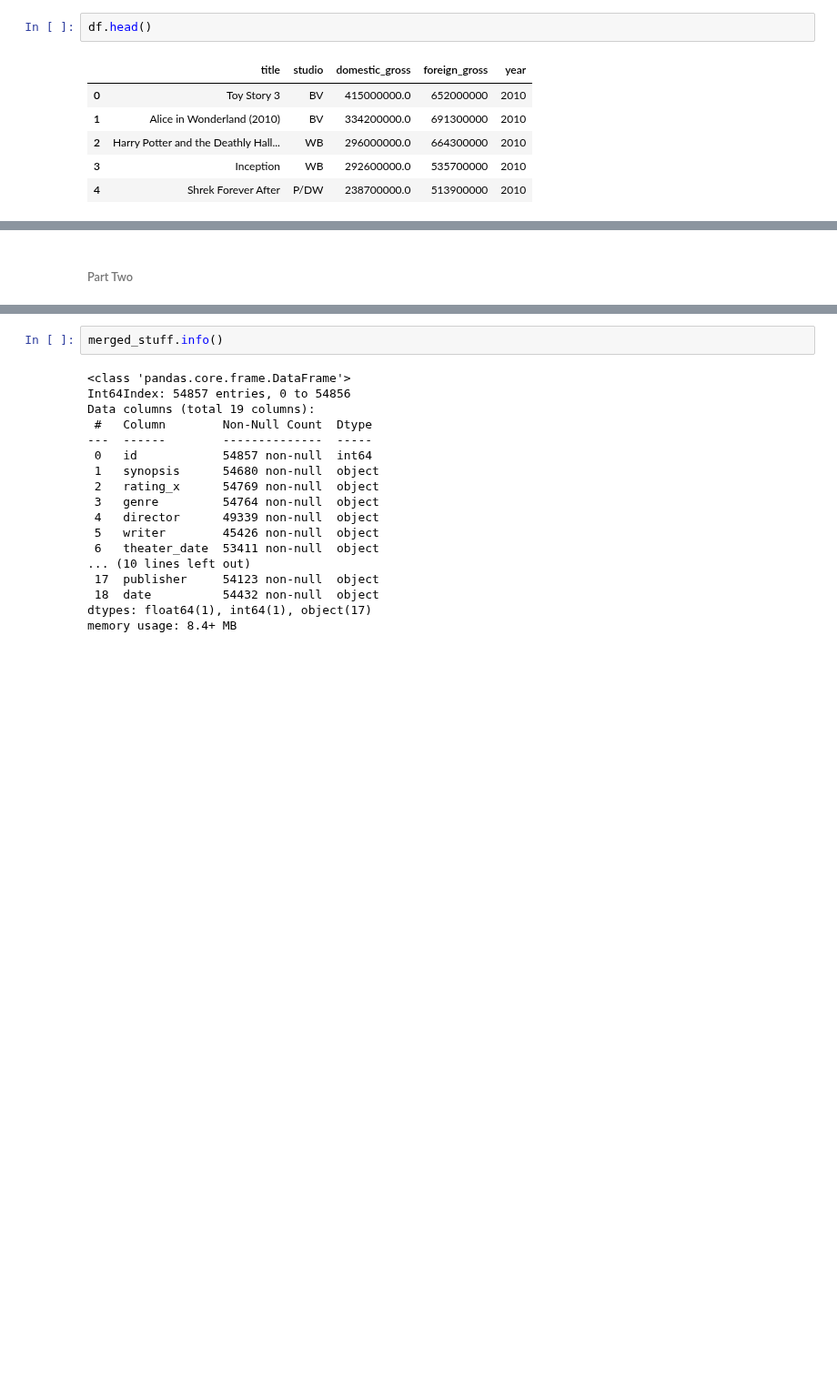
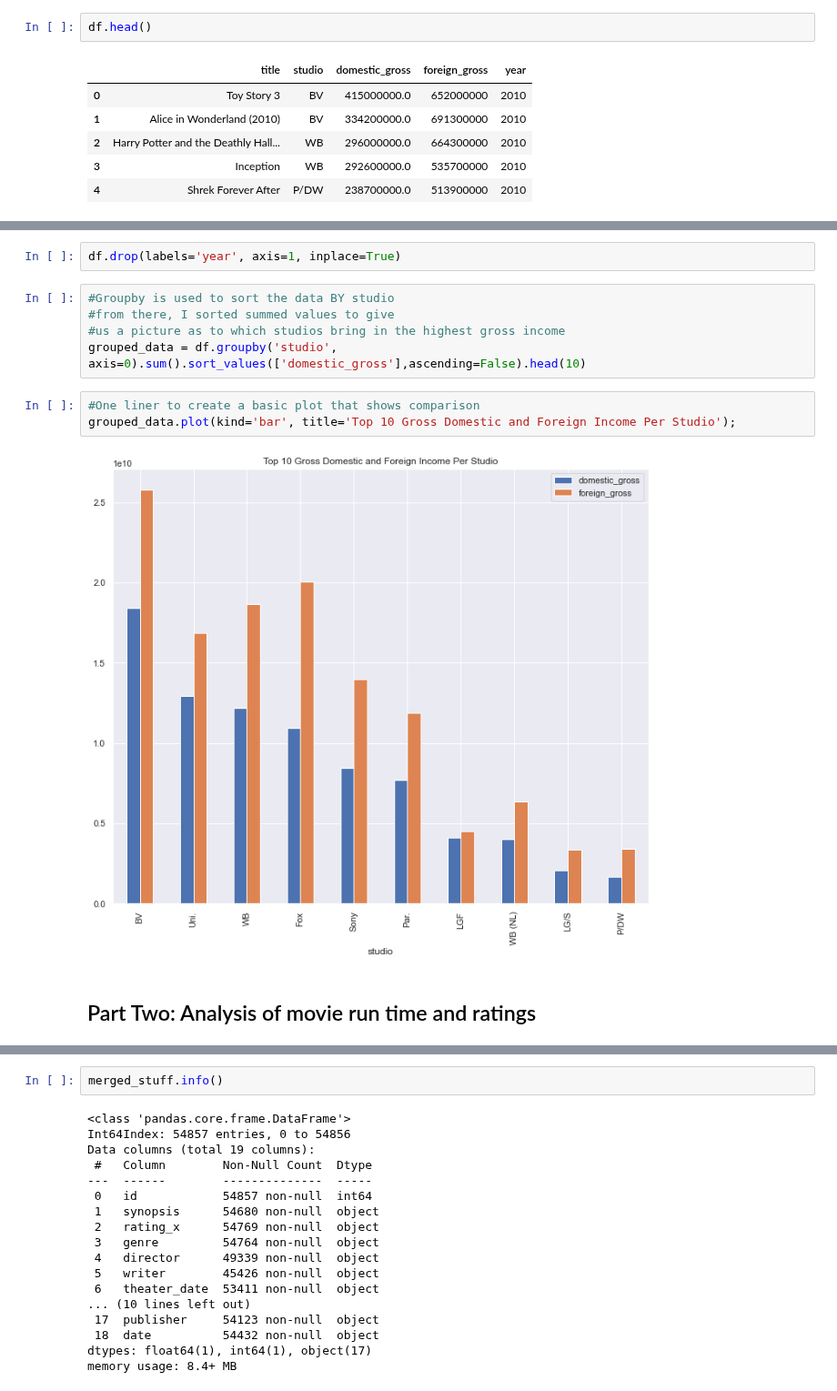
Before and after one commit to reboyce/Gilbert-Team-Repo, a Jupyter notebook: Notebooks/Reece's Notebook.ipynb, the cells around one changed output, grey strips where cells are left out. Shown at 91% size. Saved outputs shown, nothing was run; the diff lists cells and outputs as text; blank space fills up the shorter version.

```diff
--- a/Notebooks/Reece's Notebook.ipynb
+++ b/Notebooks/Reece's Notebook.ipynb
@@ -120,2 +85,14 @@ domestic_highest_gross.plot(kind='bar')
+# %%
+df.drop(labels='year', axis=1, inplace=True)
+# %%
+#Groupby is used to sort the data BY studio
+#from there, I sorted summed values to give
+#us a picture as to which studios bring in the highest gross income
+grouped_data = df.groupby('studio', axis=0).sum().sort_values(['domestic_gross'],ascending=False).head(10)
+# %%
+#One liner to create a basic plot that shows comparison
+grouped_data.plot(kind='bar', title='Top 10 Gross Domestic and Foreign Income Per Studio');
+# %% [output]
+[figure, added]
 # %% [markdown]
-###### Part Two
+## Part Two: Analysis of movie run time and ratings
```
Also changed, not shown: parts of 59 cells of this notebook.
